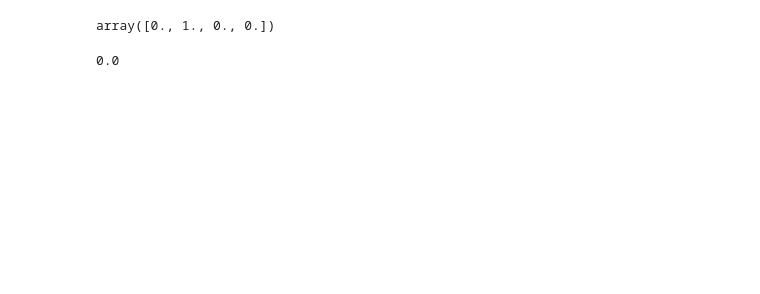
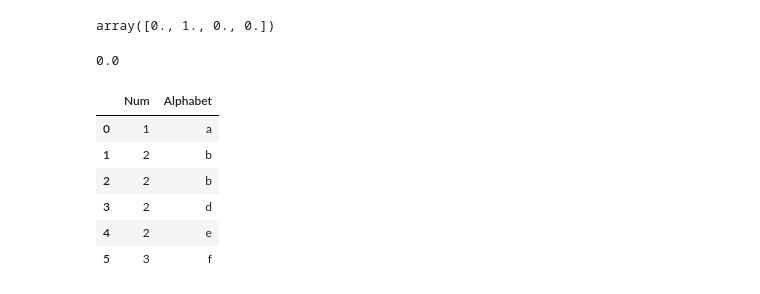
Before and after one commit to KimMinGyu-ay/Data-analysis, a Jupyter notebook: 설문조사_유사응답/설문조사_유사답변_데이터관리.ipynb, the cells around one changed output. Cells and saved outputs as stored; diff of their text form; code cells hidden in the pictures; blank space fills up the shorter version.

```diff
--- a/설문조사_유사응답/설문조사_유사답변_데이터관리.ipynb
+++ b/설문조사_유사응답/설문조사_유사답변_데이터관리.ipynb
@@ -235,3 +424,15 @@ array([0., 1., 0., 0.])
 document_distances.toarray()[1][3]
 # %% [output]
 0.0
+# %%
+df = pd.DataFrame({'Num':[1, 2, 2, 2, 2, 3],
+                  'Alphabet':['a', 'b', 'b', 'd', 'e', 'f']})
+df
+# %% [output]
+|  | Num | Alphabet |
+| 0 | 1 | a |
+| 1 | 2 | b |
+| 2 | 2 | b |
+| 3 | 2 | d |
+| 4 | 2 | e |
+| 5 | 3 | f |
```
Also changed, not shown: parts of 61 cells of this notebook.
